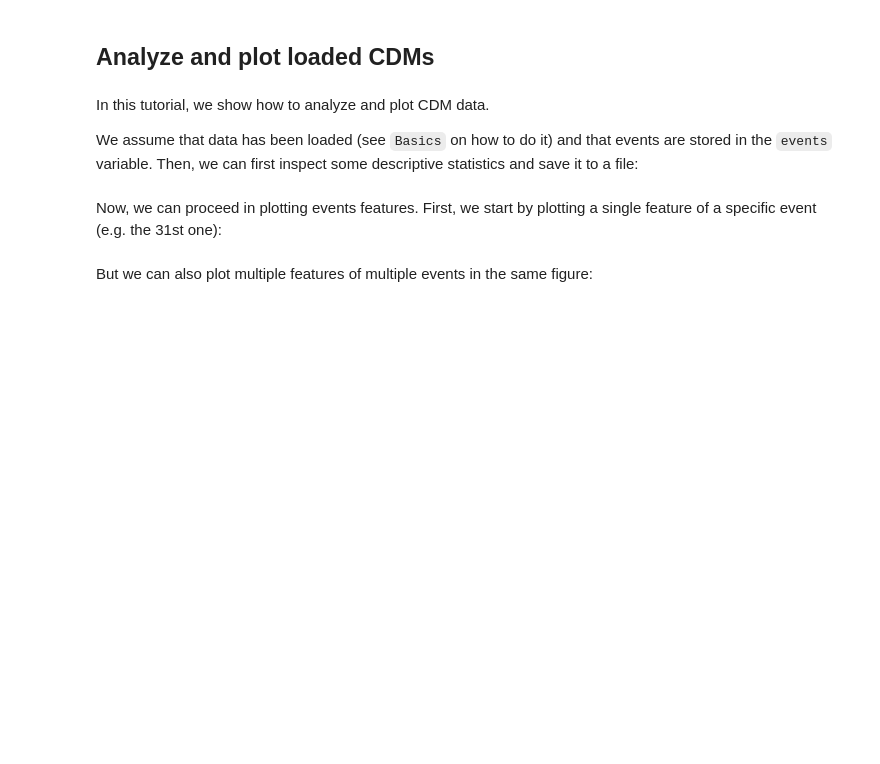
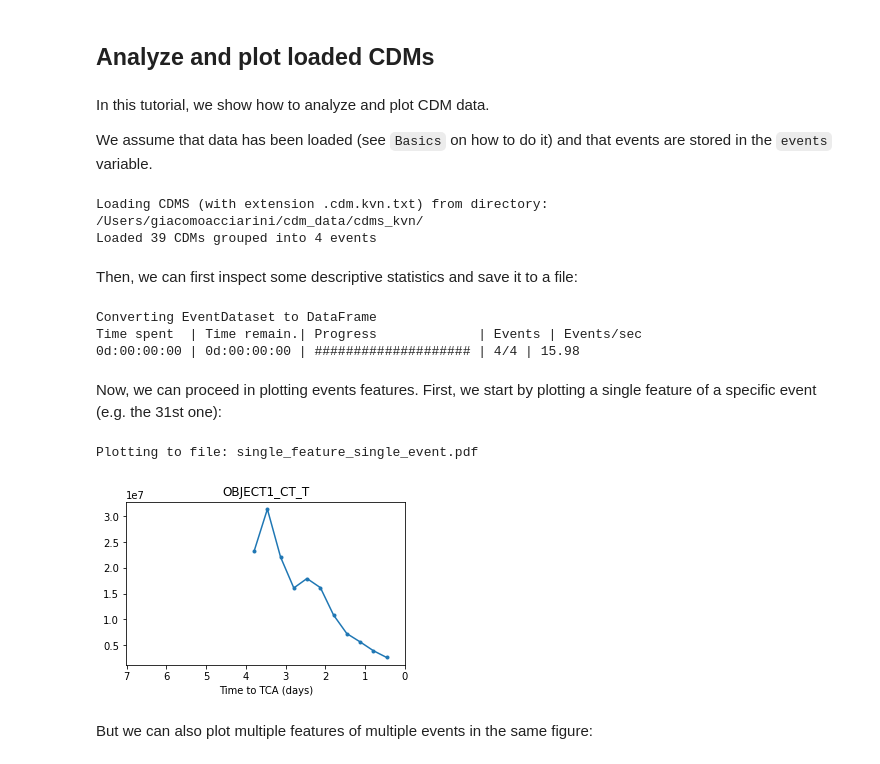
Before and after one commit to kesslerlib/kessler, a Jupyter notebook: docs/source/tutorials/cdms_analysis_and_plotting.ipynb, the cells around one changed output. Saved outputs shown, nothing was run; the diff lists cells and outputs as text; code cells hidden in the pictures; blank space fills up the shorter version.

```diff
--- a/docs/source/tutorials/cdms_analysis_and_plotting.ipynb
+++ b/docs/source/tutorials/cdms_analysis_and_plotting.ipynb
@@ -3,14 +3,30 @@
 # %% [markdown]
 In this tutorial, we show how to analyze and plot CDM data.
 
-We assume that data has been loaded (see `Basics` on how to do it) and that events are stored in the ``events`` variable. Then, we can first inspect some descriptive statistics and save it to a file:
+We assume that data has been loaded (see `Basics` on how to do it) and that events are stored in the ``events`` variable.
+# %%
+from kessler import EventDataset
+path_to_cdms_folder='/Users/giacomoacciarini/cdm_data/cdms_kvn/'
+events=EventDataset(path_to_cdms_folder)
+# %% [output]
+Loading CDMS (with extension .cdm.kvn.txt) from directory: /Users/giacomoacciarini/cdm_data/cdms_kvn/
+Loaded 39 CDMs grouped into 4 events
+# %% [markdown]
+Then, we can first inspect some descriptive statistics and save it to a file:
 # %%
 import pandas as pd
 events_stats=events.to_dataframe().describe()
+# %% [output]
+Converting EventDataset to DataFrame
+Time spent  | Time remain.| Progress             | Events | Events/sec
+0d:00:00:00 | 0d:00:00:00 | #################### | 4/4 | 15.98
 # %% [markdown]
 Now, we can proceed in plotting events features. First, we start by plotting a single feature of a specific event (e.g. the 31st one):
 # %%
-events[30].plot_feature('OBJECT1_CT_T', file_name='single_feature_single_event.pdf')
+events[1].plot_feature('OBJECT1_CT_T', file_name='single_feature_single_event.pdf')
+# %% [output]
+Plotting to file: single_feature_single_event.pdf
+[figure, added]
 # %% [markdown]
 But we can also plot multiple features of multiple events in the same figure:
 # %%
```
Also changed, not shown: parts of 3 cells of this notebook, 3 other files.
